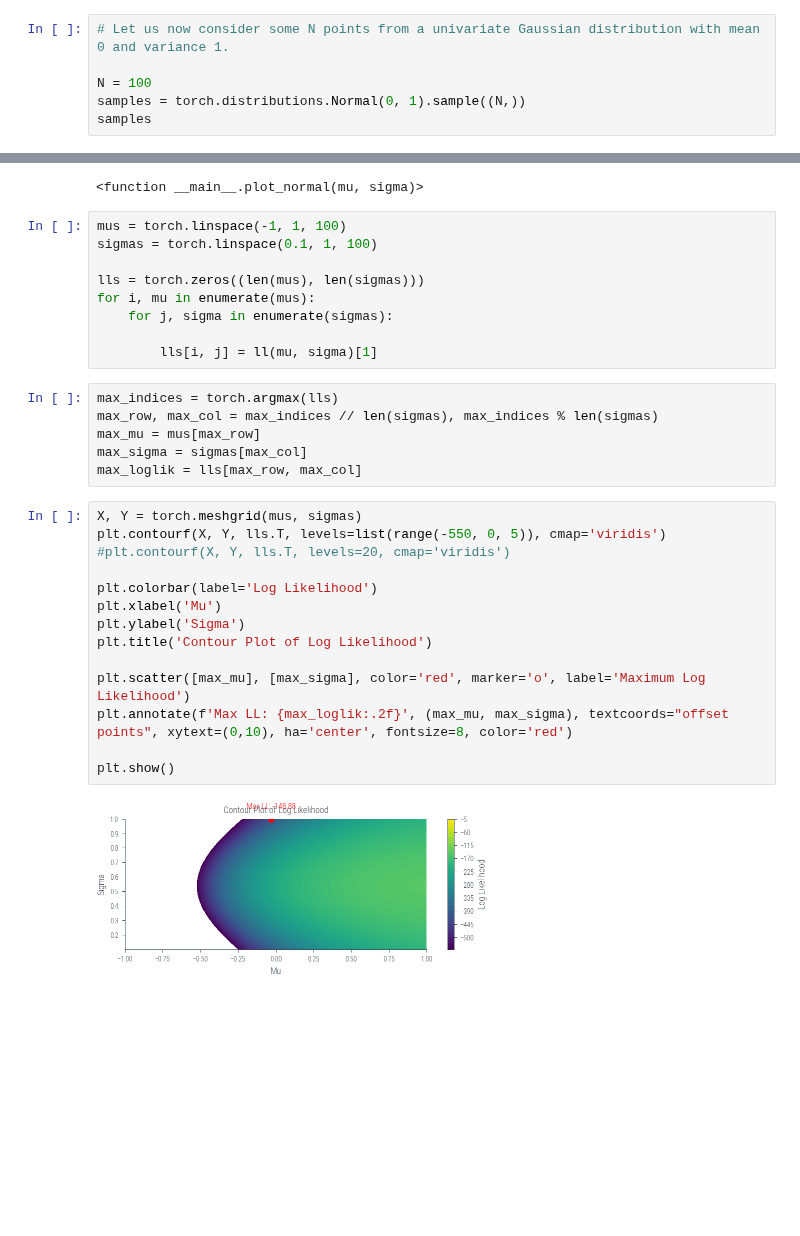
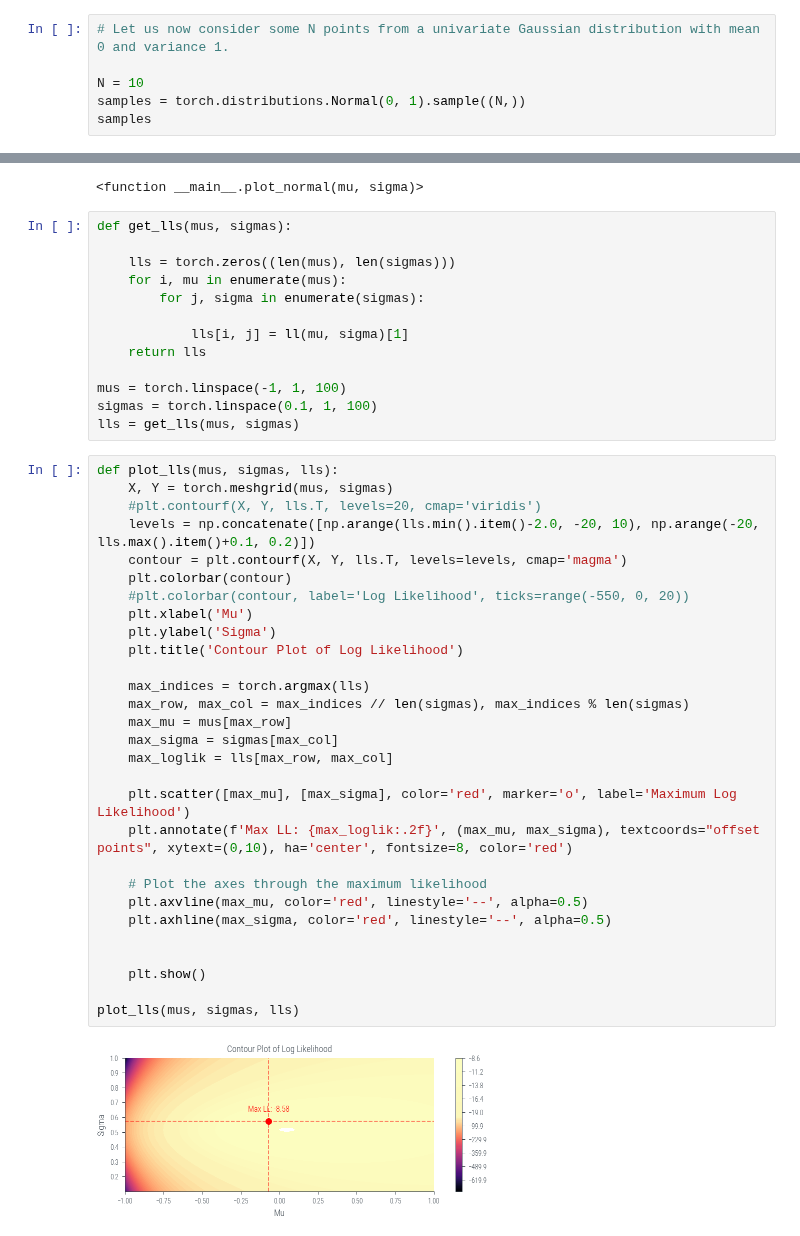
Before and after one commit to nipunbatra/pml-teaching, a Jupyter notebook: notebooks/mle-univariate.ipynb, the cells around one changed output, grey strips where cells are left out. Drawn from its saved outputs; the diff is of its cells as text; blank space fills up the shorter version.

Commit message:
correct LL plot

```diff
--- a/notebooks/mle-univariate.ipynb
+++ b/notebooks/mle-univariate.ipynb
@@ -264,7 +264,7 @@ interactive(children=(IntSlider(value=50, description='s1'), IntSlider(value=50,
 # %%
 # Let us now consider some N points from a univariate Gaussian distribution with mean 0 and variance 1.
 
-N = 100
+N = 10
 samples = torch.distributions.Normal(0, 1).sample((N,))
 samples
 # %% [output]
@@ -317,34 +309,47 @@ interact(plot_normal, mu=(-3.0, 3.0), sigma=(0.1, 10))
 interactive(children=(FloatSlider(value=0.0, description='mu', max=3.0, min=-3.0), FloatSlider(value=5.05, des…
 <function __main__.plot_normal(mu, sigma)>
 # %%
+def get_lls(mus, sigmas):
+
+    lls = torch.zeros((len(mus), len(sigmas)))
+    for i, mu in enumerate(mus):
+        for j, sigma in enumerate(sigmas):
+
+            lls[i, j] = ll(mu, sigma)[1]
+    return lls
+
 mus = torch.linspace(-1, 1, 100)
 sigmas = torch.linspace(0.1, 1, 100)
-
-lls = torch.zeros((len(mus), len(sigmas)))
-for i, mu in enumerate(mus):
-    for j, sigma in enumerate(sigmas):
-
-        lls[i, j] = ll(mu, sigma)[1]
+lls = get_lls(mus, sigmas)
-# %%
-max_indices = torch.argmax(lls)
-max_row, max_col = max_indices // len(sigmas), max_indices % len(sigmas)
-max_mu = mus[max_row]
-max_sigma = sigmas[max_col]
-max_loglik = lls[max_row, max_col]
 # %%
-X, Y = torch.meshgrid(mus, sigmas)
-plt.contourf(X, Y, lls.T, levels=list(range(-550, 0, 5)), cmap='viridis')
-#plt.contourf(X, Y, lls.T, levels=20, cmap='viridis')
+def plot_lls(mus, sigmas, lls):
+    X, Y = torch.meshgrid(mus, sigmas)
+    #plt.contourf(X, Y, lls.T, levels=20, cmap='viridis')
+    levels = np.concatenate([np.arange(lls.min().item()-2.0, -20, 10), np.arange(-20, lls.max().item()+0.1, 0.2)])
+    contour = plt.contourf(X, Y, lls.T, levels=levels, cmap='magma')
+    plt.colorbar(contour)
+    #plt.colorbar(contour, label='Log Likelihood', ticks=range(-550, 0, 20))
+    plt.xlabel('Mu')
+    plt.ylabel('Sigma')
+    plt.title('Contour Plot of Log Likelihood')
 
-plt.colorbar(label='Log Likelihood')
-plt.xlabel('Mu')
-plt.ylabel('Sigma')
-plt.title('Contour Plot of Log Likelihood')
+    max_indices = torch.argmax(lls)
+    max_row, max_col = max_indices // len(sigmas), max_indices % len(sigmas)
+    max_mu = mus[max_row]
+    max_sigma = sigmas[max_col]
+    max_loglik = lls[max_row, max_col]
 
-plt.scatter([max_mu], [max_sigma], color='red', marker='o', label='Maximum Log Likelihood')
-plt.annotate(f'Max LL: {max_loglik:.2f}', (max_mu, max_sigma), textcoords="offset points", xytext=(0,10), ha='center', fontsize=8, color='red')
+    plt.scatter([max_mu], [max_sigma], color='red', marker='o', label='Maximum Log Likelihood')
+    plt.annotate(f'Max LL: {max_loglik:.2f}', (max_mu, max_sigma), textcoords="offset points", xytext=(0,10), ha='center', fontsize=8, color='red')
 
-plt.show()
+    # Plot the axes through the maximum likelihood
+    plt.axvline(max_mu, color='red', linestyle='--', alpha=0.5)
+    plt.axhline(max_sigma, color='red', linestyle='--', alpha=0.5)
+
+
+    plt.show()
+
+plot_lls(mus, sigmas, lls)
 # %% [output]
-[figure, old version]
+[figure, new version]
 # %%
```
Also changed, not shown: parts of 7 cells of this notebook.
